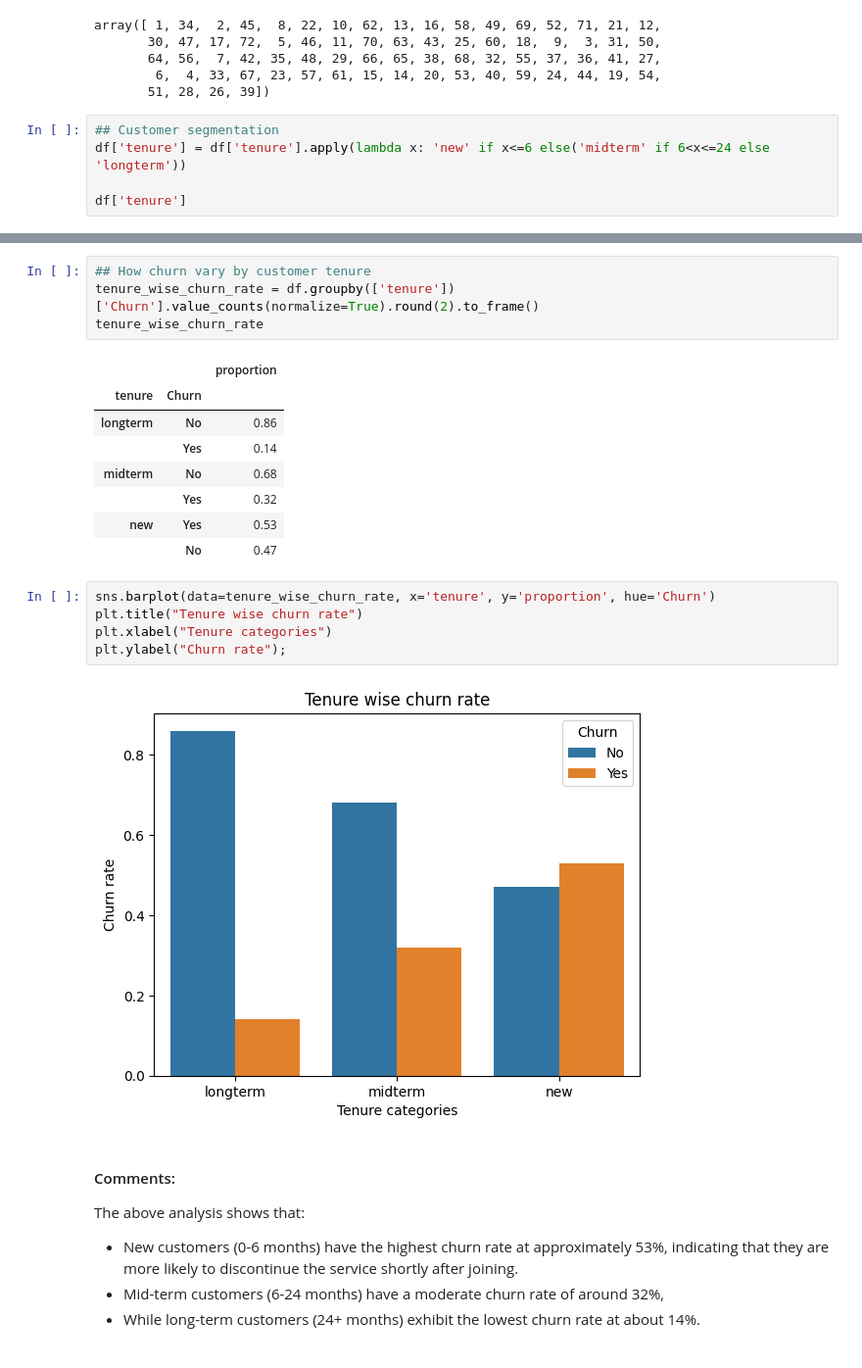
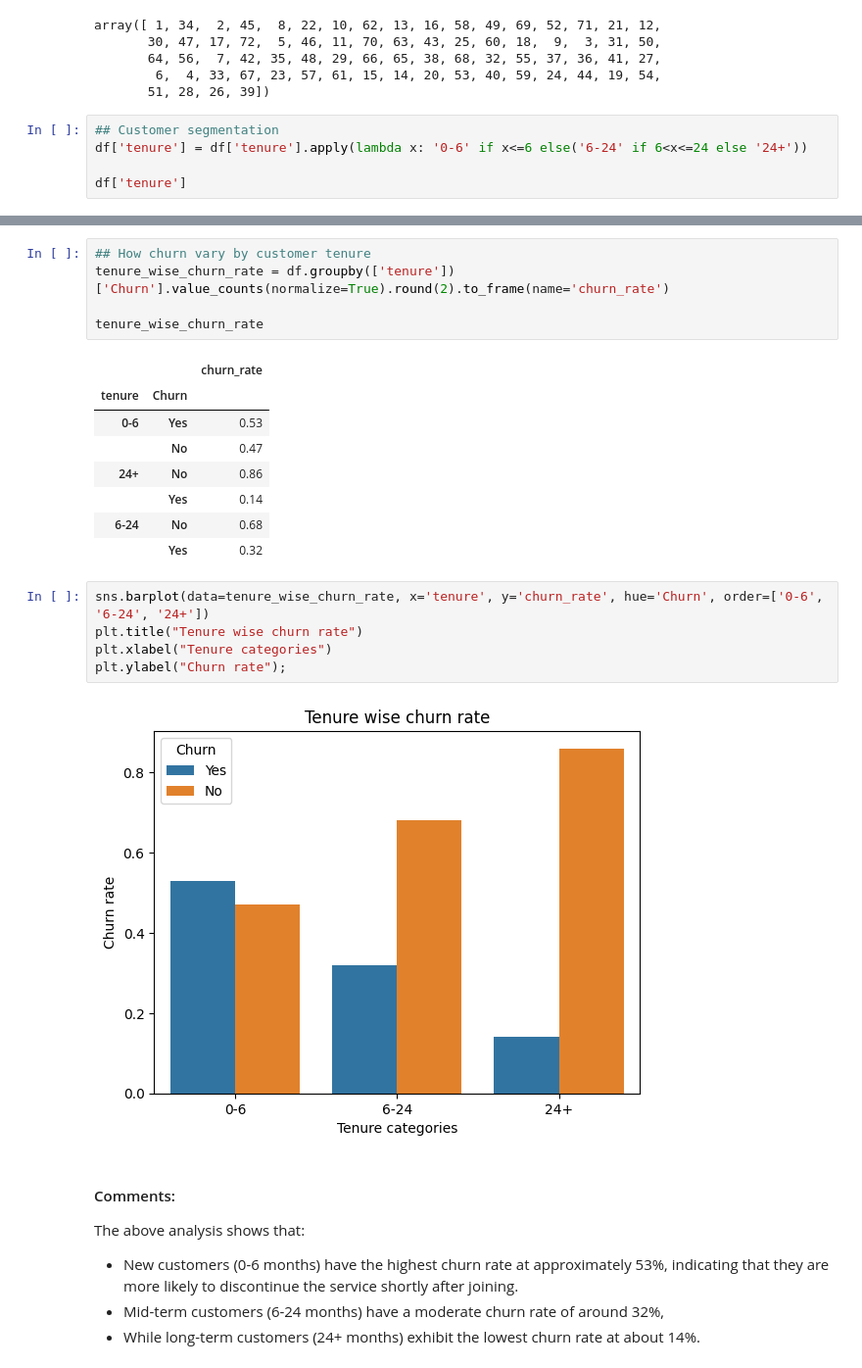
Before and after one commit to apabritamaity/data-analyst-portfolio, a Jupyter notebook: customer-churn-analysis/notebooks/03_EDA_Business_Overview.ipynb, the cells around one changed output, grey strips where cells are left out. Shown at 98% size. Saved outputs shown, nothing was run; the diff lists cells and outputs as text.

```diff
--- a/customer-churn-analysis/notebooks/03_EDA_Business_Overview.ipynb
+++ b/customer-churn-analysis/notebooks/03_EDA_Business_Overview.ipynb
@@ -57,7 +57,7 @@ array([ 1, 34,  2, 45,  8, 22, 10, 62, 13, 16, 58, 49, 69, 52, 71, 21, 12,
        51, 28, 26, 39])
 # %%
 ## Customer segmentation
-df['tenure'] = df['tenure'].apply(lambda x: 'new' if x<=6 else('midterm' if 6<x<=24 else 'longterm'))
+df['tenure'] = df['tenure'].apply(lambda x: '0-6' if x<=6 else('6-24' if 6<x<=24 else '24+'))
 
 df['tenure']
 # %% [output]
@@ -75,24 +75,25 @@ df['tenure']
 Name: tenure, Length: 7021, dtype: object
 # %%
 ## How churn vary by customer tenure
-tenure_wise_churn_rate = df.groupby(['tenure'])['Churn'].value_counts(normalize=True).round(2).to_frame()
+tenure_wise_churn_rate = df.groupby(['tenure'])['Churn'].value_counts(normalize=True).round(2).to_frame(name='churn_rate')
+
 tenure_wise_churn_rate
 # %% [output]
-|  |  | proportion |
+|  |  | churn_rate |
 | tenure | Churn |  |
-| longterm | No | 0.86 |
+| 0-6 | Yes | 0.53 |
+|  | No | 0.47 |
+| 24+ | No | 0.86 |
 |  | Yes | 0.14 |
-| midterm | No | 0.68 |
+| 6-24 | No | 0.68 |
 |  | Yes | 0.32 |
-| new | Yes | 0.53 |
-|  | No | 0.47 |
 # %%
-sns.barplot(data=tenure_wise_churn_rate, x='tenure', y='proportion', hue='Churn')
+sns.barplot(data=tenure_wise_churn_rate, x='tenure', y='churn_rate', hue='Churn', order=['0-6', '6-24', '24+'])
 plt.title("Tenure wise churn rate")
 plt.xlabel("Tenure categories")
 plt.ylabel("Churn rate");
 # %% [output]
-[figure, old version]
+[figure, new version]
 # %% [markdown]
 #### Comments:
 The above analysis shows that:
```
Also changed, not shown: parts of 3 cells of this notebook, 2 other files.
